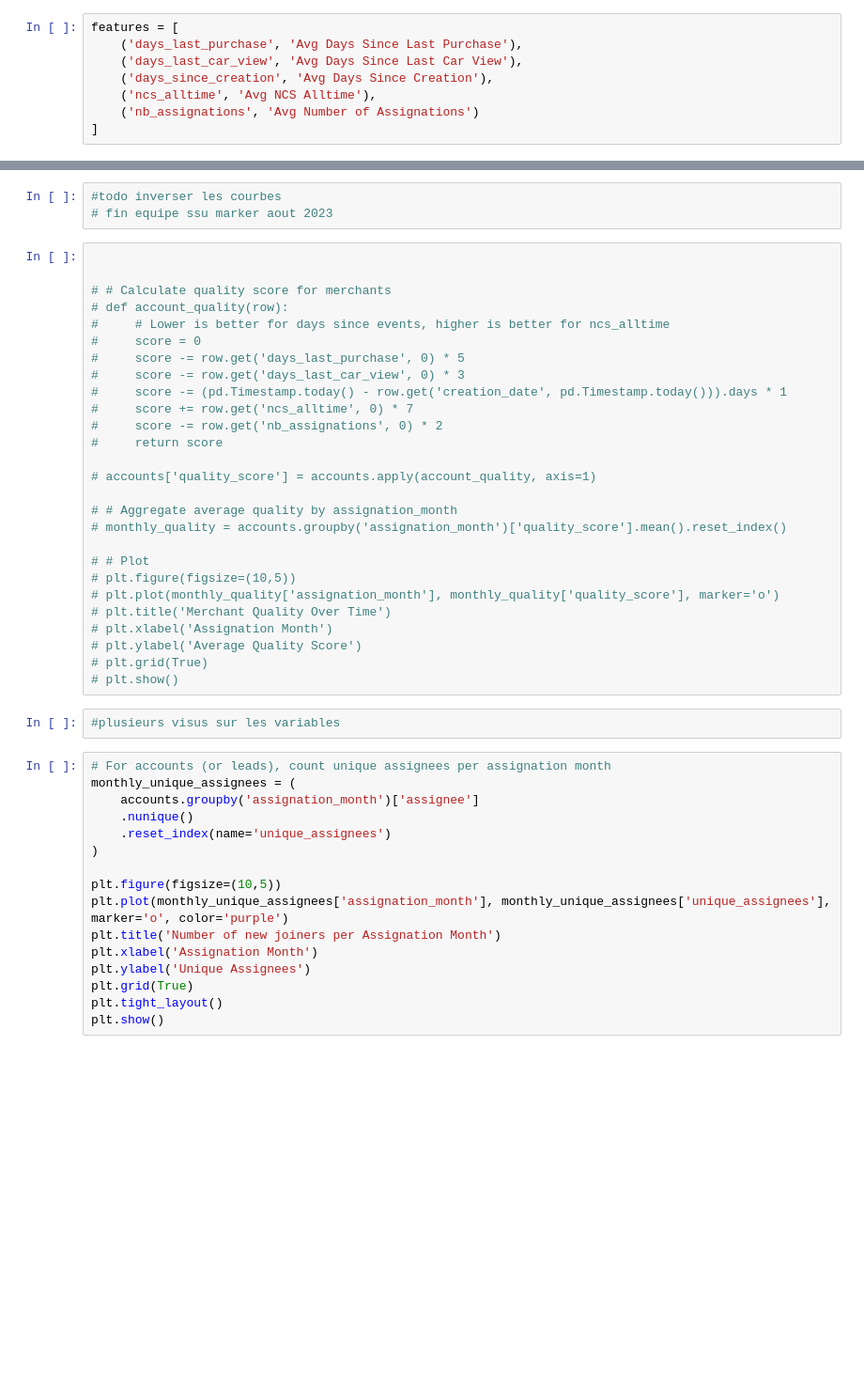
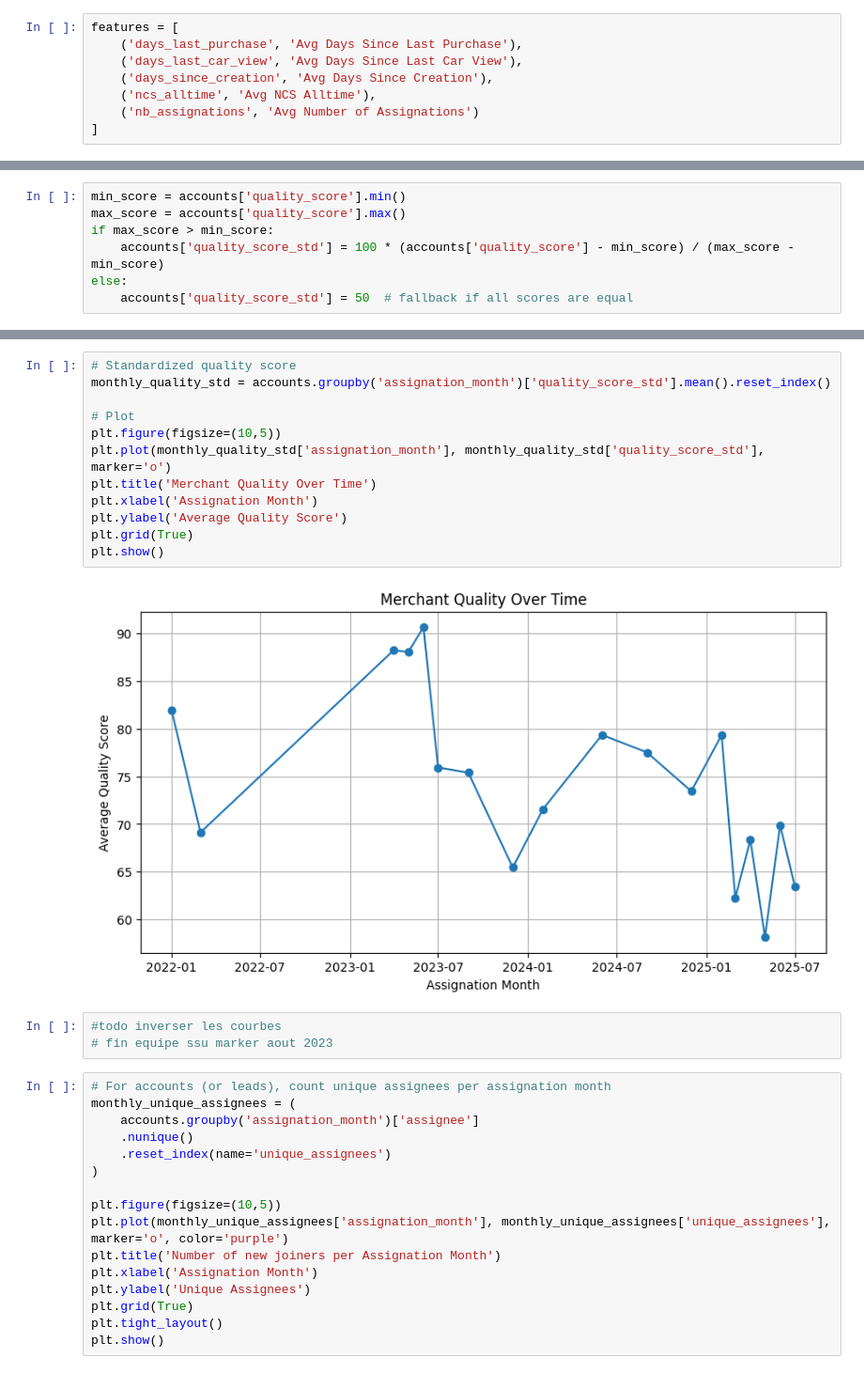
Before and after one commit to Aakame/HoudaB.github.io, a Jupyter notebook: Accounts_Quality_Assessment.ipynb, the cells around one changed output, grey strips where cells are left out. Shown at 94% size. Drawn from its saved outputs; the diff is of its cells as text; blank space fills up the shorter version.

```diff
--- a/Accounts_Quality_Assessment.ipynb
+++ b/Accounts_Quality_Assessment.ipynb
@@ -191,0 +189,7 @@ plt.show()
+# %%
+min_score = accounts['quality_score'].min()
+max_score = accounts['quality_score'].max()
+if max_score > min_score:
+    accounts['quality_score_std'] = 100 * (accounts['quality_score'] - min_score) / (max_score - min_score)
+else:
+    accounts['quality_score_std'] = 50  # fallback if all scores are equal
@@ -192,35 +210,20 @@ plt.show()
+# %%
+# Standardized quality score
+monthly_quality_std = accounts.groupby('assignation_month')['quality_score_std'].mean().reset_index()
+
+# Plot
+plt.figure(figsize=(10,5))
+plt.plot(monthly_quality_std['assignation_month'], monthly_quality_std['quality_score_std'], marker='o')
+plt.title('Merchant Quality Over Time')
+plt.xlabel('Assignation Month')
+plt.ylabel('Average Quality Score')
+plt.grid(True)
+plt.show()
+# %% [output]
+[figure, added]
 # %%
 #todo inverser les courbes
 # fin equipe ssu marker aout 2023
-# %%
-
-
-# # Calculate quality score for merchants
-# def account_quality(row):
-#     # Lower is better for days since events, higher is better for ncs_alltime
-#     score = 0
-#     score -= row.get('days_last_purchase', 0) * 5
-#     score -= row.get('days_last_car_view', 0) * 3
-#     score -= (pd.Timestamp.today() - row.get('creation_date', pd.Timestamp.today())).days * 1
-#     score += row.get('ncs_alltime', 0) * 7
-#     score -= row.get('nb_assignations', 0) * 2
-#     return score
-
-# accounts['quality_score'] = accounts.apply(account_quality, axis=1)
-
-# # Aggregate average quality by assignation_month
-# monthly_quality = accounts.groupby('assignation_month')['quality_score'].mean().reset_index()
-
-# # Plot
-# plt.figure(figsize=(10,5))
-# plt.plot(monthly_quality['assignation_month'], monthly_quality['quality_score'], marker='o')
-# plt.title('Merchant Quality Over Time')
-# plt.xlabel('Assignation Month')
-# plt.ylabel('Average Quality Score')
-# plt.grid(True)
-# plt.show()
-# %%
-#plusieurs visus sur les variables
 # %%
 # For accounts (or leads), count unique assignees per assignation month
 monthly_unique_assignees = (
```
Also changed, not shown: parts of 18 cells of this notebook.
